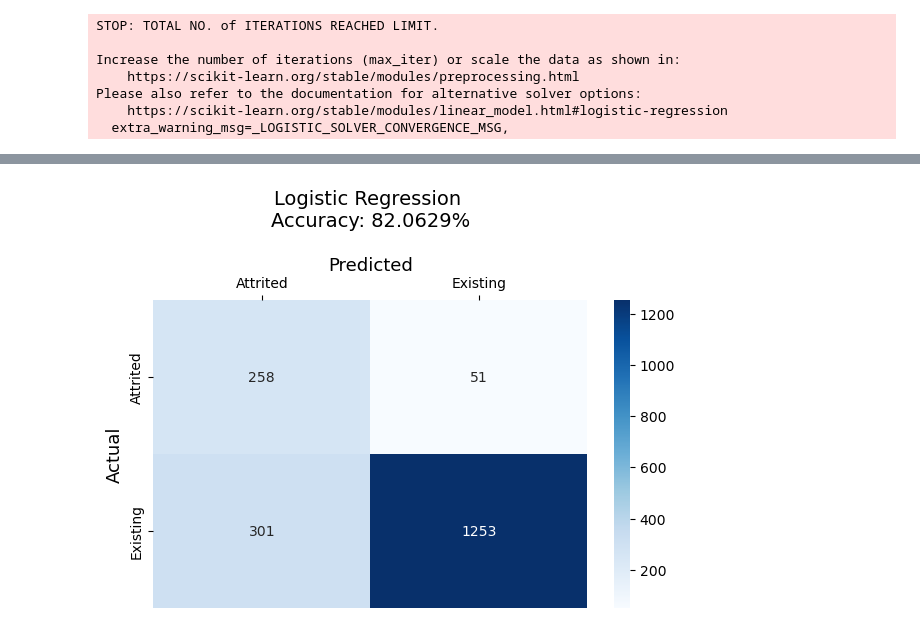
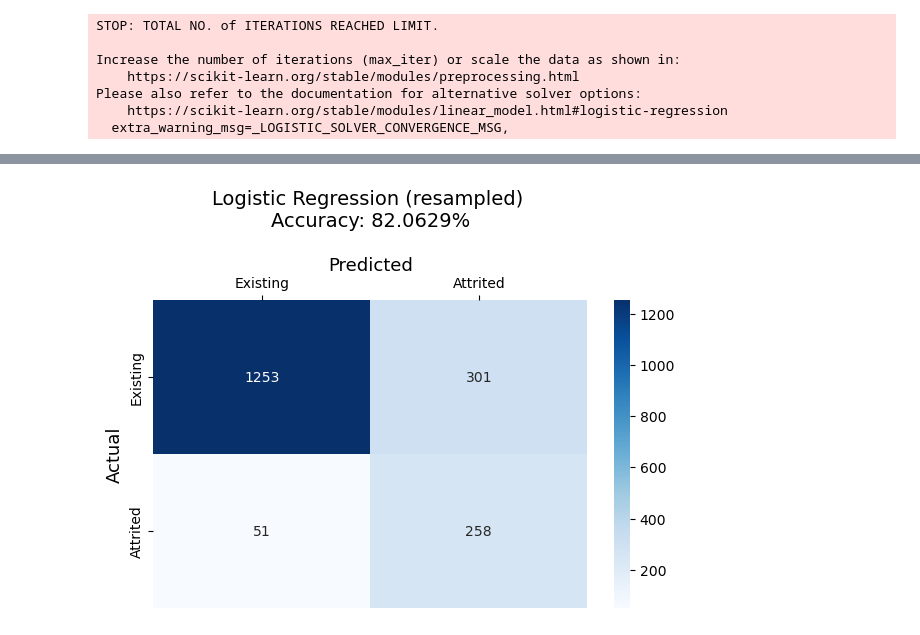
Before and after one commit to hdkronke/cc-customer-attrition-project, a Jupyter notebook: Group_1_Project_4.ipynb, the cells around one changed output, grey strips where cells are left out. Cells and saved outputs as stored; diff of their text form; code cells hidden in the pictures.

```diff
--- a/Group_1_Project_4.ipynb
+++ b/Group_1_Project_4.ipynb
@@ -241,7 +210,7 @@ knn.fit(X_train_scaled, y_train)
 
 # Random Forest
 rf = RandomForestClassifier(n_estimators=500, random_state=78)
-rf.fit(X_train_scaled, y_train)
+rf.fit(X_train, y_train)
 
 # Logistic Regression
 lr = LogisticRegression(solver='lbfgs', random_state=1)
@@ -502,15 +450,15 @@ log_model_resample_acc
 # %%
 # Generate a confusion matrix for the model
 ros_lr_cm = confusion_matrix(y_test, ros_predictions)
 
 # Confusion matrix vizualization
 f, ax = plt.subplots(figsize= (7, 4))
 sns.heatmap(ros_lr_cm, annot=True, fmt='g',
-            cmap='Blues', xticklabels=['Attrited', 'Existing'], yticklabels=['Attrited', 'Existing'])
-ax.set_title(f'Logistic Regression \nAccuracy: {log_model_resample_acc:.4%}\n', fontsize= 14)
+            cmap='Blues', xticklabels=['Existing', 'Attrited'], yticklabels=['Existing', 'Attrited'])
+ax.set_title(f'Logistic Regression (resampled) \nAccuracy: {log_model_resample_acc:.4%}\n', fontsize= 14)
 ax.set_ylabel('Actual', fontsize= 13)
 ax.set_xlabel('Predicted', fontsize= 13)
 ax.xaxis.set_ticks_position('top')
 ax.xaxis.set_label_position('top')
 # %% [output]
-[figure, old version]
+[figure, new version]
```
Also changed, not shown: parts of 57 cells of this notebook.
